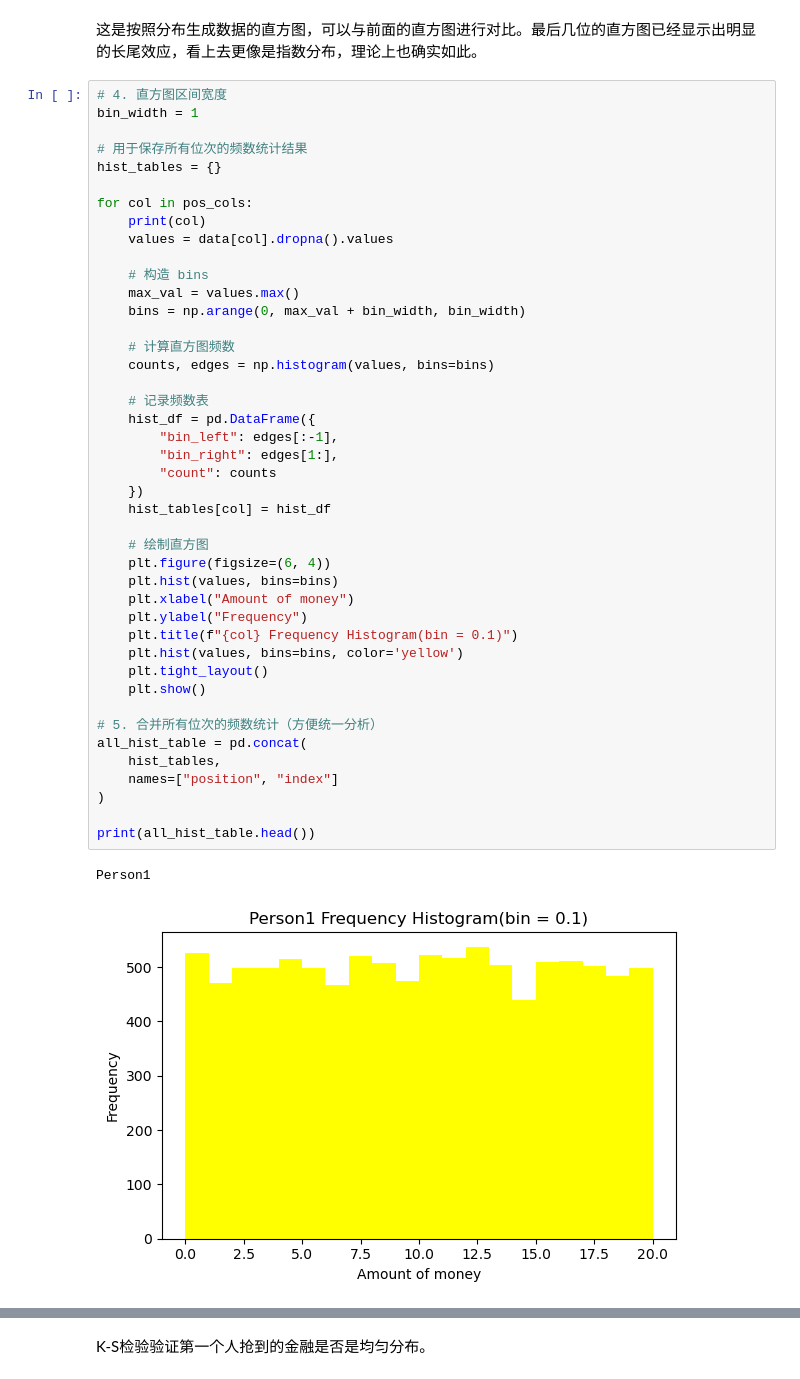
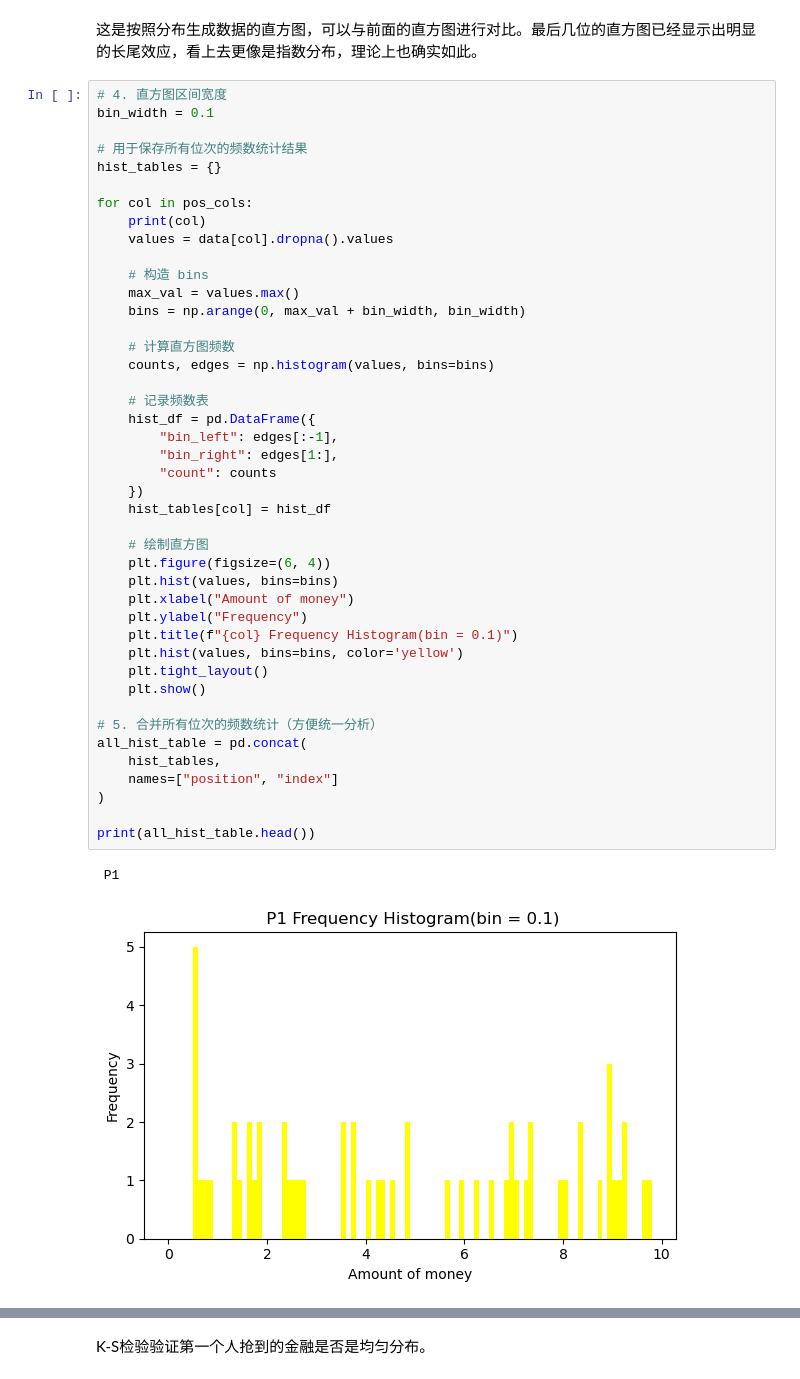
Before and after one commit to WjNaG2/SI140-RedEnvelope, a Jupyter notebook: vis.ipynb, the cells around one changed output, grey strips where cells are left out. Cells and saved outputs as stored; diff of their text form.

```diff
--- a/vis.ipynb
+++ b/vis.ipynb
@@ -273,7 +271,7 @@ position_1 0           0.0        1.0     33
 这是按照分布生成数据的直方图，可以与前面的直方图进行对比。最后几位的直方图已经显示出明显的长尾效应，看上去更像是指数分布，理论上也确实如此。
 # %%
 # 4. 直方图区间宽度
-bin_width = 1
+bin_width = 0.1
 
 # 用于保存所有位次的频数统计结果
 hist_tables = {}
@@ -288,32 +286,32 @@ for col in pos_cols:
 
     # 计算直方图频数
     counts, edges = np.histogram(values, bins=bins)
 
     # 记录频数表
     hist_df = pd.DataFrame({
         "bin_left": edges[:-1],
         "bin_right": edges[1:],
         "count": counts
     })
     hist_tables[col] = hist_df
 
     # 绘制直方图
     plt.figure(figsize=(6, 4))
     plt.hist(values, bins=bins)
     plt.xlabel("Amount of money")
     plt.ylabel("Frequency")
     plt.title(f"{col} Frequency Histogram(bin = 0.1)")
     plt.hist(values, bins=bins, color='yellow')
     plt.tight_layout()
     plt.show()
 
 # 5. 合并所有位次的频数统计（方便统一分析）
 all_hist_table = pd.concat(
     hist_tables,
     names=["position", "index"]
 )
 
 print(all_hist_table.head())
 # %% [output]
-Person1
+ P1
-[figure, old version]
+[figure, new version]
```
Also changed, not shown: parts of 10 cells of this notebook, 1 other file.
